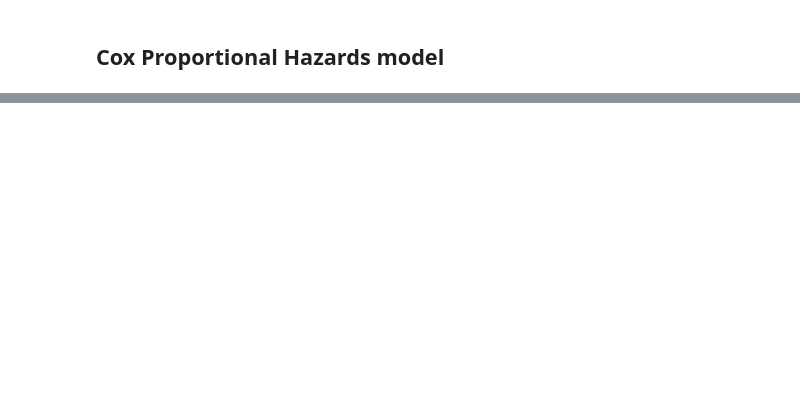
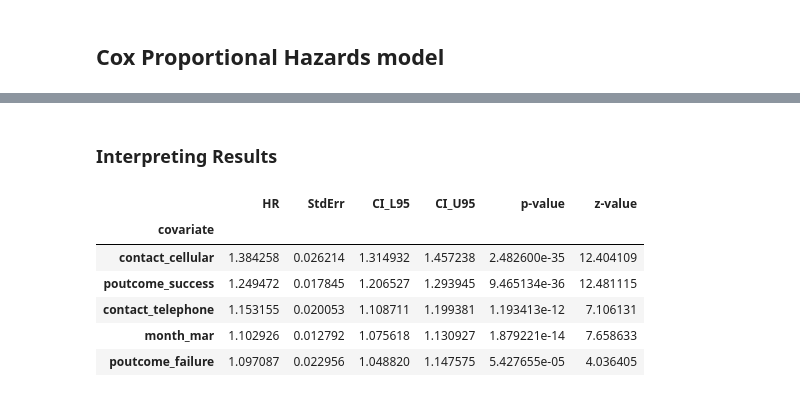
Before and after one commit to av1kav/jupyter-notebooks, a Jupyter notebook: SurvivalTimeAnalysis.ipynb, the cells around one changed output, grey strips where cells are left out. Cells and saved outputs as stored; diff of their text form; code cells hidden in the pictures; blank space fills up the shorter version.

```diff
--- a/SurvivalTimeAnalysis.ipynb
+++ b/SurvivalTimeAnalysis.ipynb
@@ -90,2 +191,6 @@ sns.heatmap(cm2, xticklabels=cm2.columns, yticklabels=cm2.columns, annot=True)
 # %% [markdown]
 ## Cox Proportional Hazards model
+# %%
+# Prepare the target dataframe with the reponse
+normalized_df = predictor_df_normalized.copy()
+normalized_df['deposit'] = response_df.replace({'yes': 1, 'no': 0})
@@ -91,0 +199,5 @@ sns.heatmap(cm2, xticklabels=cm2.columns, yticklabels=cm2.columns, annot=True)
+# %%
+cph = CoxPHFitter()
+cph.fit(normalized_df, 'duration', 'deposit')
+summary_data = cph.summary[['exp(coef)', 'se(coef)', 'exp(coef) lower 95%', 'exp(coef) upper 95%', 'p','z']]
+cph.print_summary()
@@ -91,0 +234,15 @@ sns.heatmap(cm2, xticklabels=cm2.columns, yticklabels=cm2.columns, annot=True)
+# %% [markdown]
+### Interpreting Results
+# %%
+plot_df = summary_data.loc[summary_data['p'] < 0.05]
+plot_df.columns = ['HR', 'StdErr', 'CI_L95', 'CI_U95', 'p-value', 'z-value']
+plot_df = plot_df.sort_values(by='HR', ascending=False)
+plot_df.head()
+# %% [output]
+|  | HR | StdErr | CI_L95 | CI_U95 | p-value | z-value |
+| covariate |  |  |  |  |  |  |
+| contact_cellular | 1.384258 | 0.026214 | 1.314932 | 1.457238 | 2.482600e-35 | 12.404109 |
+| poutcome_success | 1.249472 | 0.017845 | 1.206527 | 1.293945 | 9.465134e-36 | 12.481115 |
+| contact_telephone | 1.153155 | 0.020053 | 1.108711 | 1.199381 | 1.193413e-12 | 7.106131 |
+| month_mar | 1.102926 | 0.012792 | 1.075618 | 1.130927 | 1.879221e-14 | 7.658633 |
+| poutcome_failure | 1.097087 | 0.022956 | 1.048820 | 1.147575 | 5.427655e-05 | 4.036405 |
```
Also changed, not shown: parts of 15 cells of this notebook, 4 other files.
